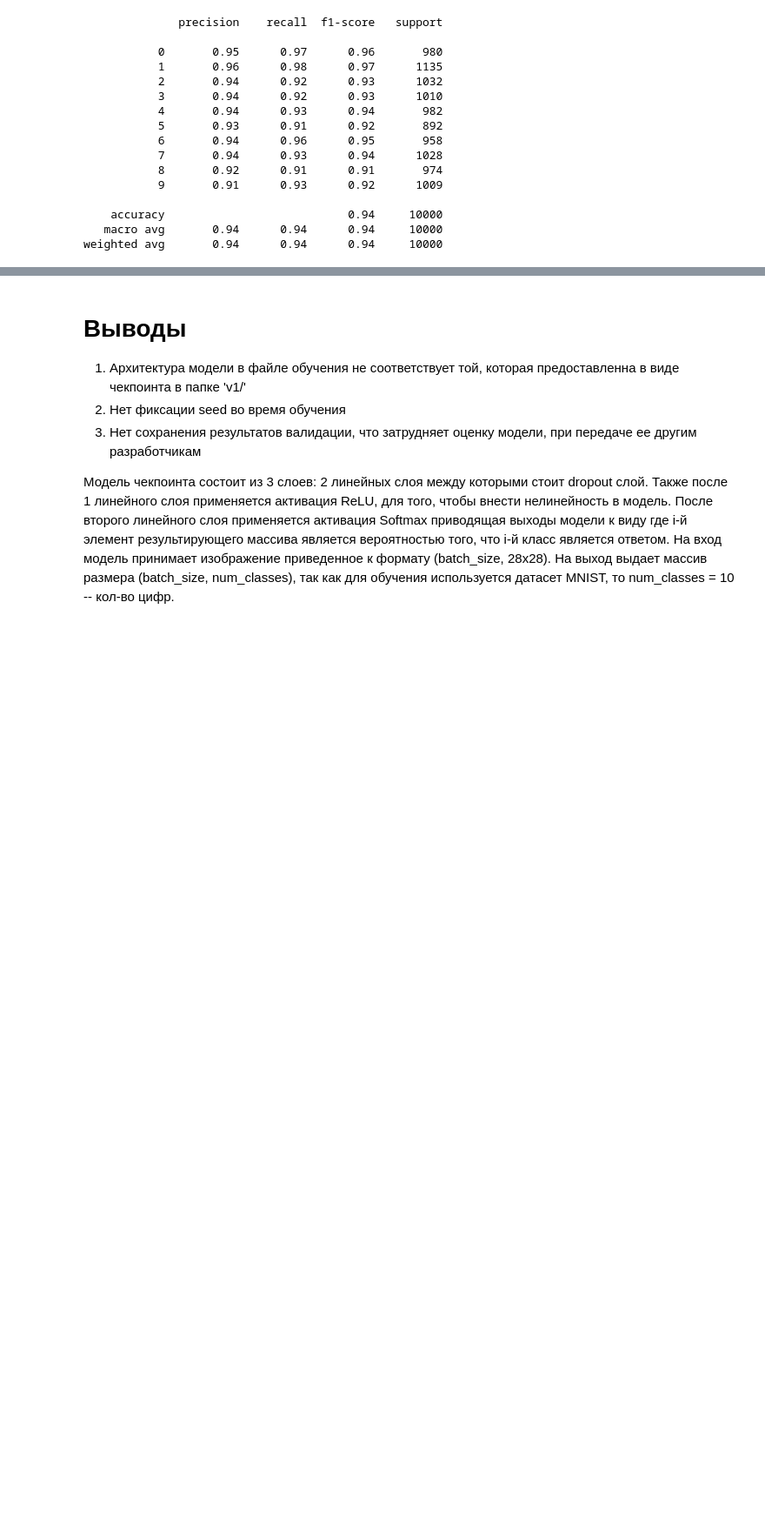
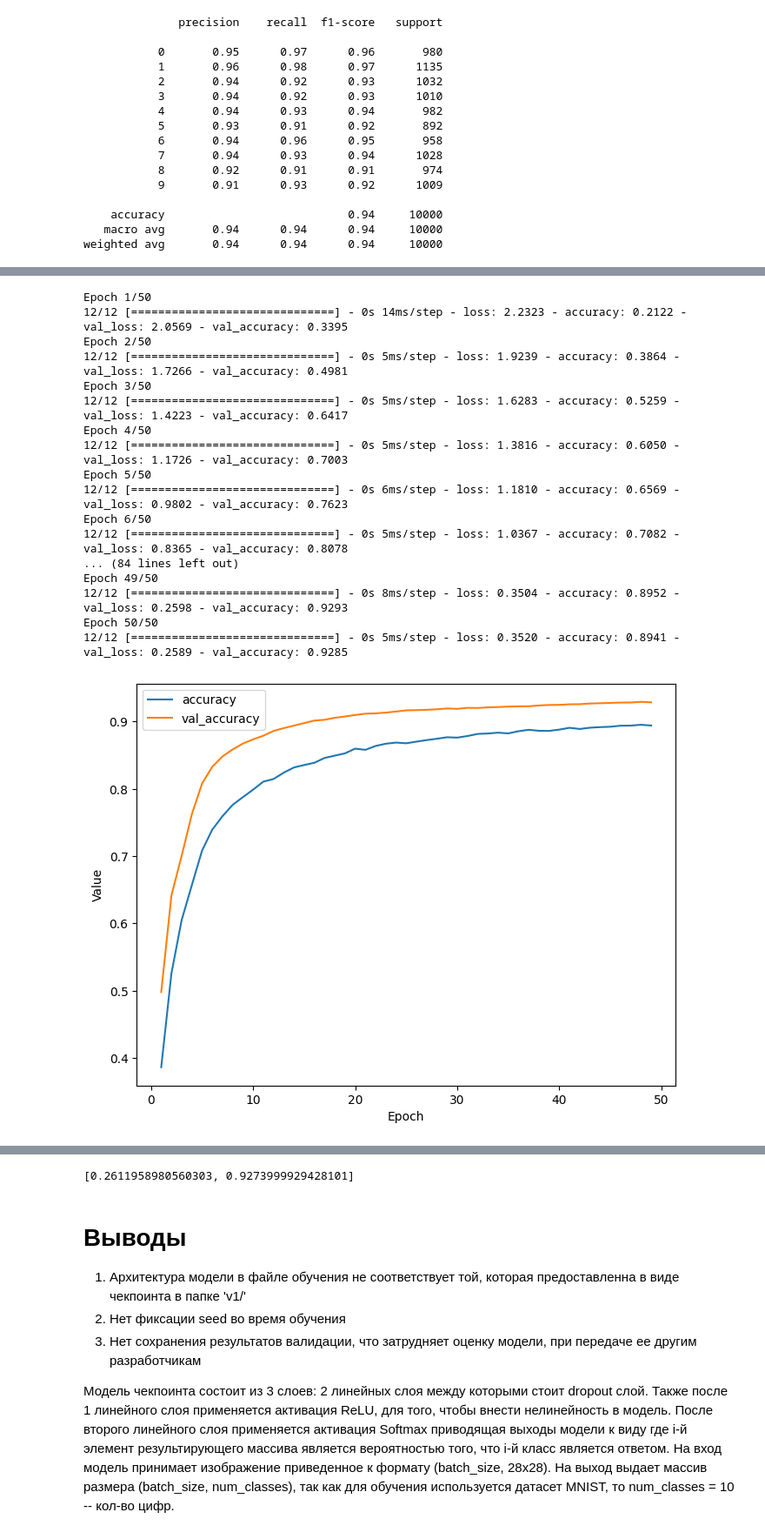
Before and after one commit to traptrip/ai_systems_verification, a Jupyter notebook: notebooks/analyze_model.ipynb, the cells around one changed output, grey strips where cells are left out. Shown: that part at 87% size. Saved outputs shown, nothing was run; the diff lists cells and outputs as text; code cells hidden in the pictures; blank space fills up the shorter version.

```diff
--- a/notebooks/analyze_model.ipynb
+++ b/notebooks/analyze_model.ipynb
@@ -95,0 +126,24 @@ weighted avg       0.94      0.94      0.94     10000
+# %%
+np.set_printoptions(linewidth=200)
+train = pd.read_csv("../data/d1.csv")
+test = pd.read_csv("../data/mnist_test.csv")
+
+X = train.iloc[:, 1:].values / 255.0
+X_test = test.iloc[:, 1:].values / 255.0
+y = train["label"].values
+y_test = test["label"].values
+
+learning_rate = 0.003
+epochs = 50
+batch_size = 4000
+validation_split = 0.2
+
+model = create_model(learning_rate)
+
+epochs, hist = train_model(model, X, y, epochs, batch_size, validation_split)
+
+list_of_metrics_to_plot = ["accuracy", "val_accuracy"]
+plot_curve(epochs, hist, list_of_metrics_to_plot)
+
+model.evaluate(x=X_test, y=y_test, batch_size=batch_size)
+# %% [output]
@@ -95,0 +153,18 @@ weighted avg       0.94      0.94      0.94     10000
+Epoch 1/50
+12/12 [==============================] - 0s 14ms/step - loss: 2.2323 - accuracy: 0.2122 - val_loss: 2.0569 - val_accuracy: 0.3395
+Epoch 2/50
+12/12 [==============================] - 0s 5ms/step - loss: 1.9239 - accuracy: 0.3864 - val_loss: 1.7266 - val_accuracy: 0.4981
+Epoch 3/50
+12/12 [==============================] - 0s 5ms/step - loss: 1.6283 - accuracy: 0.5259 - val_loss: 1.4223 - val_accuracy: 0.6417
+Epoch 4/50
+12/12 [==============================] - 0s 5ms/step - loss: 1.3816 - accuracy: 0.6050 - val_loss: 1.1726 - val_accuracy: 0.7003
+Epoch 5/50
+12/12 [==============================] - 0s 6ms/step - loss: 1.1810 - accuracy: 0.6569 - val_loss: 0.9802 - val_accuracy: 0.7623
+Epoch 6/50
+12/12 [==============================] - 0s 5ms/step - loss: 1.0367 - accuracy: 0.7082 - val_loss: 0.8365 - val_accuracy: 0.8078
+... (84 lines left out)
+Epoch 49/50
+12/12 [==============================] - 0s 8ms/step - loss: 0.3504 - accuracy: 0.8952 - val_loss: 0.2598 - val_accuracy: 0.9293
+Epoch 50/50
+12/12 [==============================] - 0s 5ms/step - loss: 0.3520 - accuracy: 0.8941 - val_loss: 0.2589 - val_accuracy: 0.9285
+[figure, added]
@@ -96,3 +172,4 @@ weighted avg       0.94      0.94      0.94     10000
+[0.2611958980560303, 0.9273999929428101]
 # %% [markdown]
 # Выводы
 
```
Also changed, not shown: parts of 6 cells of this notebook, 1 other file.
